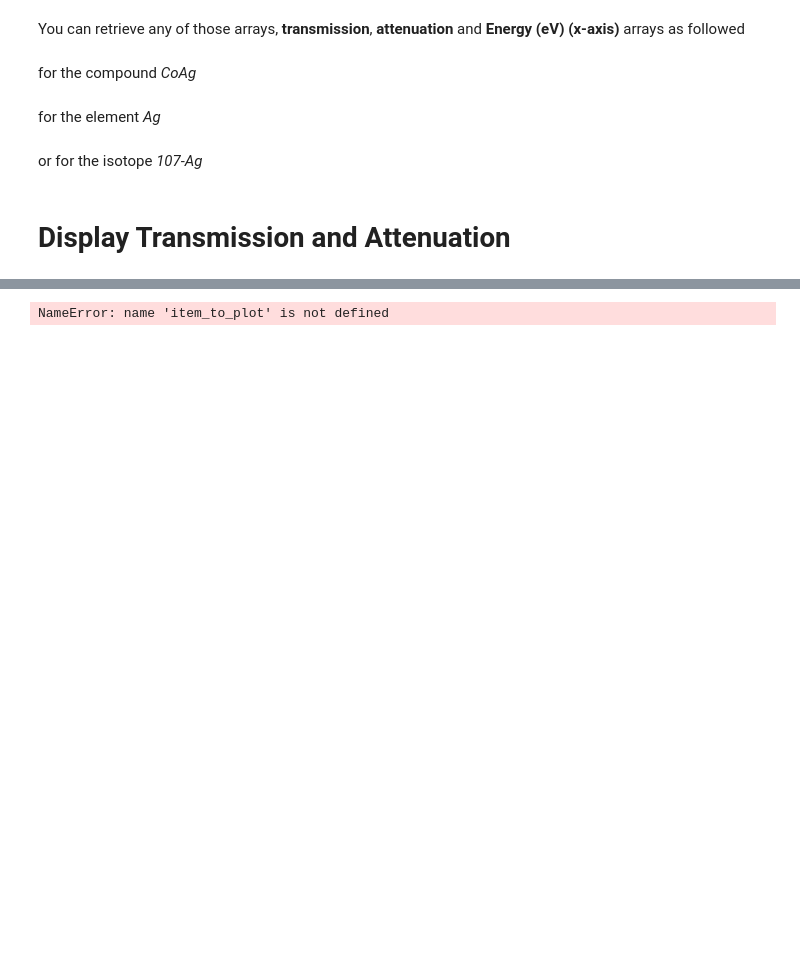
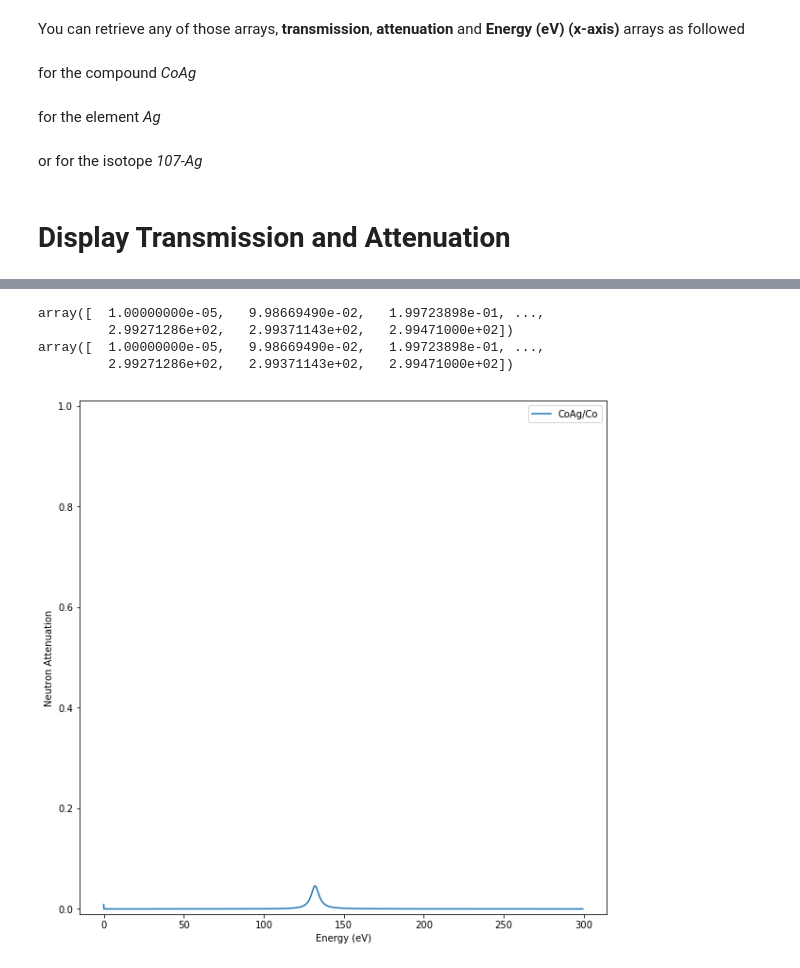
Before and after one commit to ornlneutronimaging/ImagingReso, a Jupyter notebook: notebooks/tutorial.ipynb, the cells around one changed output, grey strips where cells are left out. Drawn from its saved outputs; the diff is of its cells as text; code cells hidden in the pictures; blank space fills up the shorter version.

Commit message:
Finished implementation of plot

```diff
--- a/notebooks/tutorial.ipynb
+++ b/notebooks/tutorial.ipynb
@@ -260,4 +285,8 @@ energy_CoAg_Ag_107Ag = o_reso.stack_signal['CoAg']['Ag']['107-Ag']['energy_eV']
 # %%
-o_reso.plot(items_to_plot=[['CoAg','Ag']])
+o_reso.plot(items_to_plot=[['CoAg','Co']])
 # %% [output]
-NameError: name 'item_to_plot' is not defined
+array([  1.00000000e-05,   9.98669490e-02,   1.99723898e-01, ...,
+         2.99271286e+02,   2.99371143e+02,   2.99471000e+02])
+array([  1.00000000e-05,   9.98669490e-02,   1.99723898e-01, ...,
+         2.99271286e+02,   2.99371143e+02,   2.99471000e+02])
+[figure, added]
```
Also changed, not shown: parts of 1 cell of this notebook, 10 other files.
